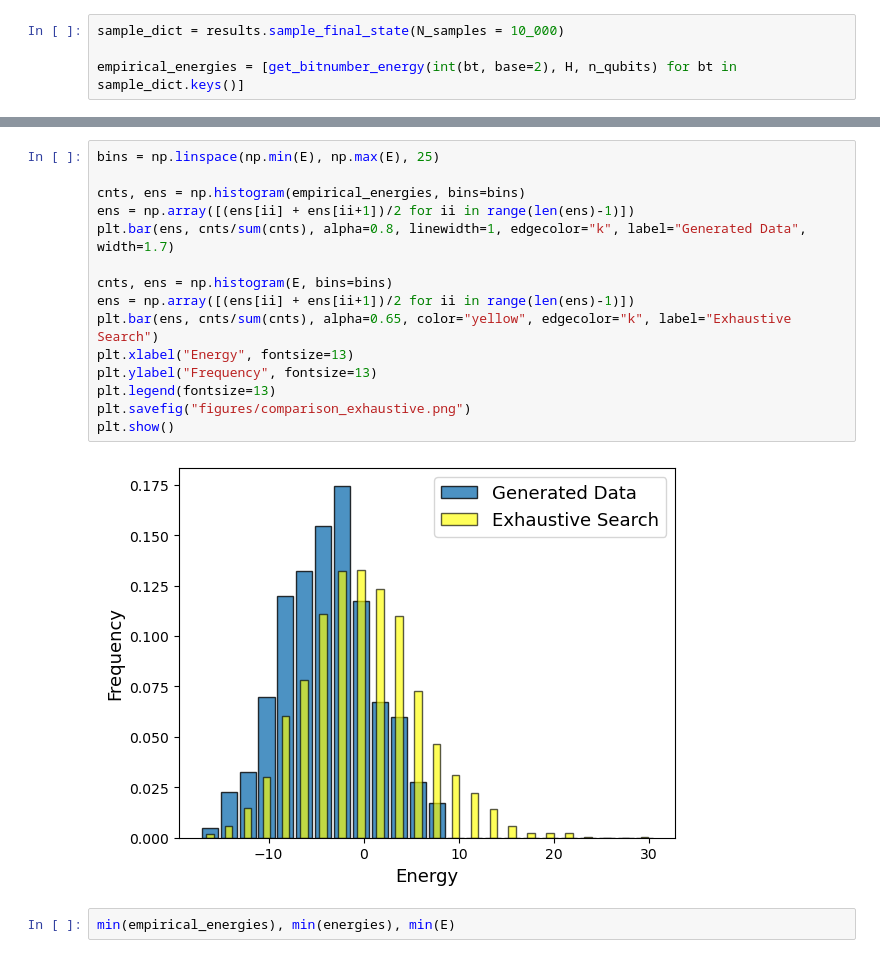
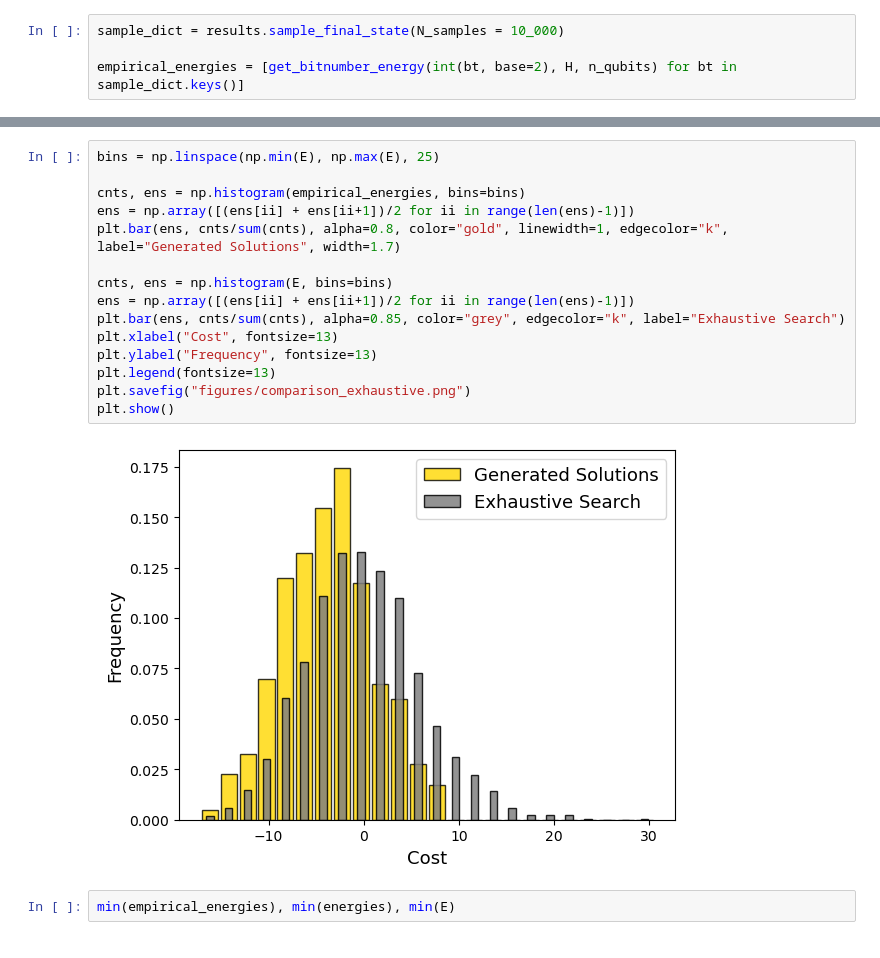
Before and after one commit to MSRudolph/NeutroGen, a Jupyter notebook: demo.ipynb, the cells around one changed output, grey strips where cells are left out. Drawn from its saved outputs; the diff is of its cells as text.

Commit message:
edit color style and labels

```diff
--- a/demo.ipynb
+++ b/demo.ipynb
@@ -240,20 +230,20 @@ plt.show()
 # %%
 bins = np.linspace(np.min(E), np.max(E), 25)
 
 cnts, ens = np.histogram(empirical_energies, bins=bins)
 ens = np.array([(ens[ii] + ens[ii+1])/2 for ii in range(len(ens)-1)])
-plt.bar(ens, cnts/sum(cnts), alpha=0.8, linewidth=1, edgecolor="k", label="Generated Data", width=1.7)
+plt.bar(ens, cnts/sum(cnts), alpha=0.8, color="gold", linewidth=1, edgecolor="k", label="Generated Solutions", width=1.7)
 
 cnts, ens = np.histogram(E, bins=bins)
 ens = np.array([(ens[ii] + ens[ii+1])/2 for ii in range(len(ens)-1)])
-plt.bar(ens, cnts/sum(cnts), alpha=0.65, color="yellow", edgecolor="k", label="Exhaustive Search")
-plt.xlabel("Energy", fontsize=13)
+plt.bar(ens, cnts/sum(cnts), alpha=0.85, color="grey", edgecolor="k", label="Exhaustive Search")
+plt.xlabel("Cost", fontsize=13)
 plt.ylabel("Frequency", fontsize=13)
 plt.legend(fontsize=13)
 plt.savefig("figures/comparison_exhaustive.png")
 plt.show()
 # %% [output]
-[figure, old version]
+[figure, new version]
 # %%
 min(empirical_energies), min(energies), min(E)
 # %% [output]
```
Also changed, not shown: parts of 3 cells of this notebook, 2 other files.
